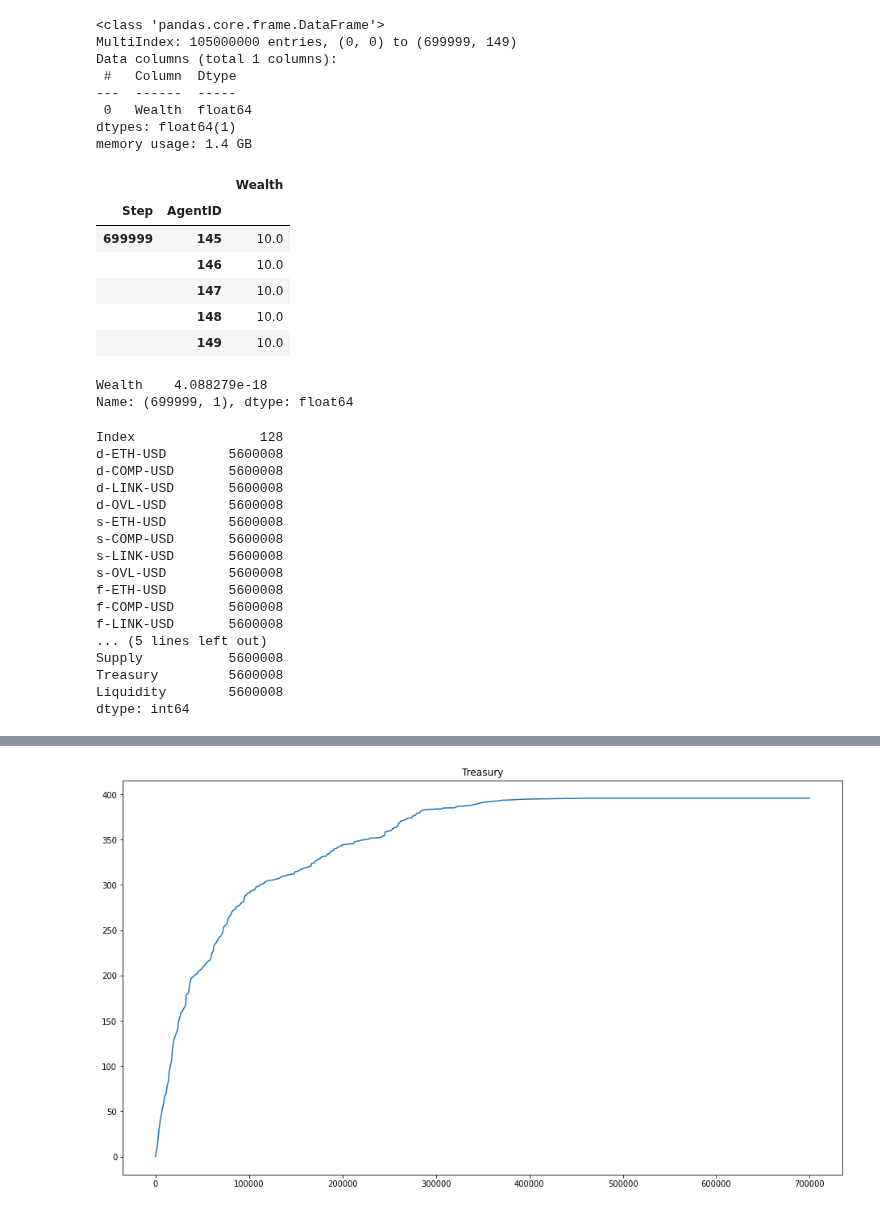
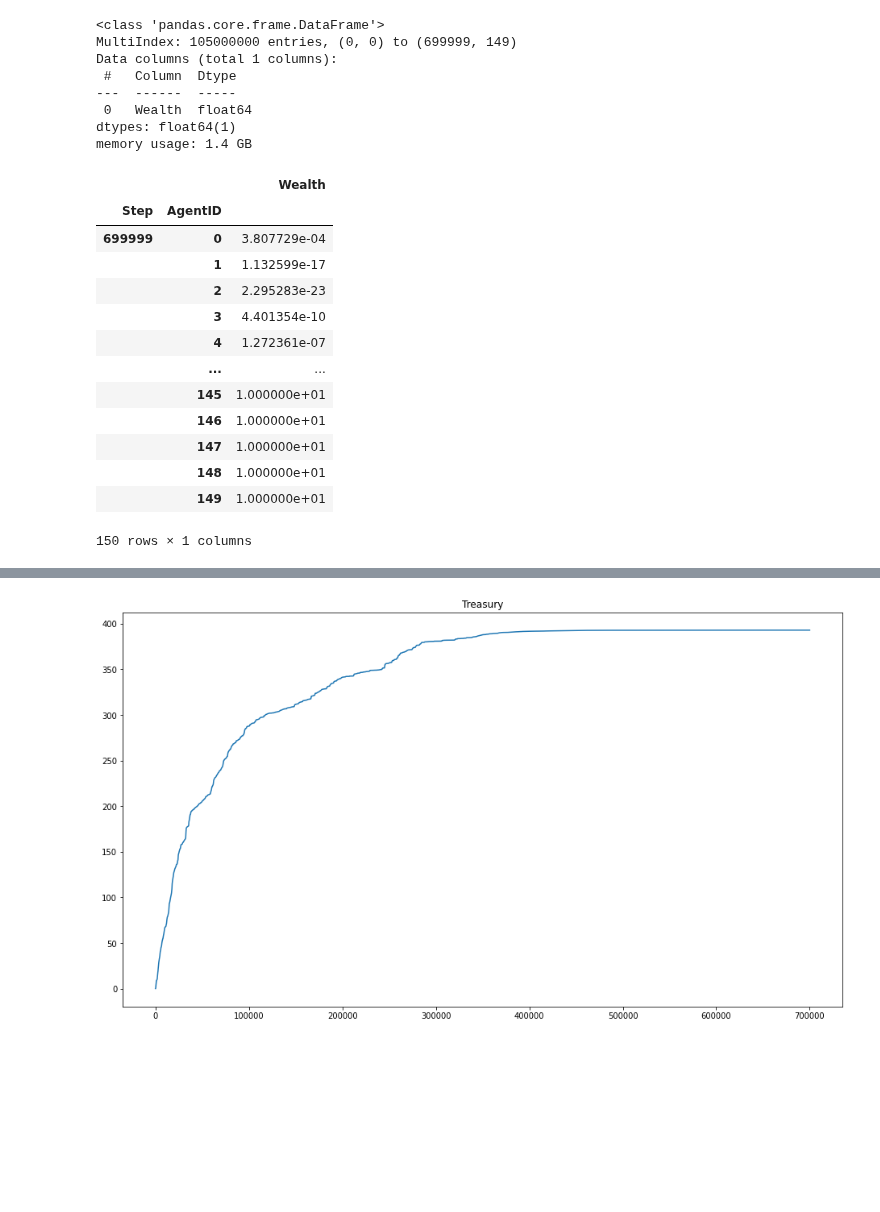
Before and after one commit to overlay-market/overlay-monetary, a Jupyter notebook: notebooks/Agent Based Simulation Long-Run Analysis.ipynb, the cells around one changed output, grey strips where cells are left out. Drawn from its saved outputs; the diff is of its cells as text; code cells hidden in the pictures; blank space fills up the shorter version.

```diff
--- a/notebooks/Agent Based Simulation Long-Run Analysis.ipynb
+++ b/notebooks/Agent Based Simulation Long-Run Analysis.ipynb
@@ -106,0 +127,5 @@ TICKERS_WITH_OVL
+# %%
+log_return_df, closing_price_df, initial_prices = \
+    load_log_returns(series_names=tickers,
+                     period_length_in_seconds=time_resolution.in_seconds,
+                     directory_path=directory_path)
@@ -107 +158,5 @@ TICKERS_WITH_OVL
+# %%
+ticker_to_time_series_of_prices_map = \
+    construct_ticker_to_series_of_prices_map_from_simulated_prices(simulated_prices=simulated_prices,
+                                                                   tickers=tickers_with_ovl)
 # %% [markdown]
@@ -109,6 +164,7 @@ TICKERS_WITH_OVL
 # %%
-ticker_to_time_series_of_prices_map = \
-    construct_ticker_to_series_of_prices_map(data_sim_rng=DATA_SIM_RNG,
-                                             time_resolution=TIME_RESOLUTION,
-                                             tickers=TICKERS,
-                                             ovl_ticker=OVL_USD_REPLACEMENT_TICKER)
+# ticker_to_time_series_of_prices_map = \
+#     construct_ticker_to_series_of_prices_map(data_sim_rng=numpy_seed,
+#                                              time_resolution=time_resolution,
+#                                              tickers=TICKERS,
+#                                              ovl_ticker=ovl_usd_replacement_ticker)
+# len(ticker_to_time_series_of_prices_map[ETH_USD_TICKER])
@@ -128,7 +182,7 @@ len(ticker_to_time_series_of_prices_map[ETH_USD_TICKER])
 
 
 # Constants
-STEPS_MONTH = int((86400*30) / TIME_RESOLUTION.in_seconds)
+STEPS_MONTH = int((86400*30) / time_resolution.in_seconds)
 
 
 
@@ -160,7 +214,7 @@ treasury = 0.0
 sampling_interval = 240
 
 # TODO: Vary these initial num_ ... numbers; for init, reference empirical #s already seeing for diff projects
-MODEL_KWARGS = {
+model_kwargs = {
     "ticker_to_time_series_of_prices_map": ticker_to_time_series_of_prices_map,
     "num_arbitrageurs": num_arbitrageurs,
     "num_keepers": num_keepers,
@@ -178,12 +232,12 @@ MODEL_KWARGS = {
 }
 
 print("Model kwargs for initial conditions of sim:")
-print(f"num_arbitrageurs = {MODEL_KWARGS['num_arbitrageurs']}")
-print(f"num_keepers = {MODEL_KWARGS['num_keepers']}")
-print(f"num_traders = {MODEL_KWARGS['num_traders']}")
-print(f"num_holders = {MODEL_KWARGS['num_holders']}")
+print(f"num_arbitrageurs = {model_kwargs['num_arbitrageurs']}")
+print(f"num_keepers = {model_kwargs['num_keepers']}")
+print(f"num_traders = {model_kwargs['num_traders']}")
+print(f"num_holders = {model_kwargs['num_holders']}")
 print(f"total number of agents = {num_agents}")
-print(f"base_wealth = {MODEL_KWARGS['base_wealth']}")
+print(f"base_wealth = {model_kwargs['base_wealth']}")
 
 
 data_collection_options = \
@@ -276,38 +379,22 @@ Data columns (total 1 columns):
 dtypes: float64(1)
 memory usage: 1.4 GB
 # %%
-agent_vars_df.tail()
+agent_vars_df.tail(150)
 # %% [output]
 |  |  | Wealth |
 | Step | AgentID |  |
-| 699999 | 145 | 10.0 |
-|  | 146 | 10.0 |
-|  | 147 | 10.0 |
-|  | 148 | 10.0 |
-|  | 149 | 10.0 |
+| 699999 | 0 | 3.807729e-04 |
+|  | 1 | 1.132599e-17 |
+|  | 2 | 2.295283e-23 |
+|  | 3 | 4.401354e-10 |
+|  | 4 | 1.272361e-07 |
+|  | ... | ... |
+|  | 145 | 1.000000e+01 |
+|  | 146 | 1.000000e+01 |
+|  | 147 | 1.000000e+01 |
+|  | 148 | 1.000000e+01 |
+|  | 149 | 1.000000e+01 |
+150 rows × 1 columns
 # %%
-agent_vars_df.loc[(699999, 1), :]
+# agent_vars_df.loc[(699999, 1), :]
 # df.loc[('cobra', 'mark i'), 'shield']
-# %% [output]
-Wealth    4.088279e-18
-Name: (699999, 1), dtype: float64
-# %%
-model_vars_df.memory_usage(deep=True)
-# %% [output]
-Index                128
-d-ETH-USD        5600008
-d-COMP-USD       5600008
-d-LINK-USD       5600008
-d-OVL-USD        5600008
-s-ETH-USD        5600008
-s-COMP-USD       5600008
-s-LINK-USD       5600008
-s-OVL-USD        5600008
-f-ETH-USD        5600008
-f-COMP-USD       5600008
-f-LINK-USD       5600008
-... (5 lines left out)
-Supply           5600008
-Treasury         5600008
-Liquidity        5600008
-dtype: int64
```
Also changed, not shown: parts of 26 cells of this notebook, 5 other files.
